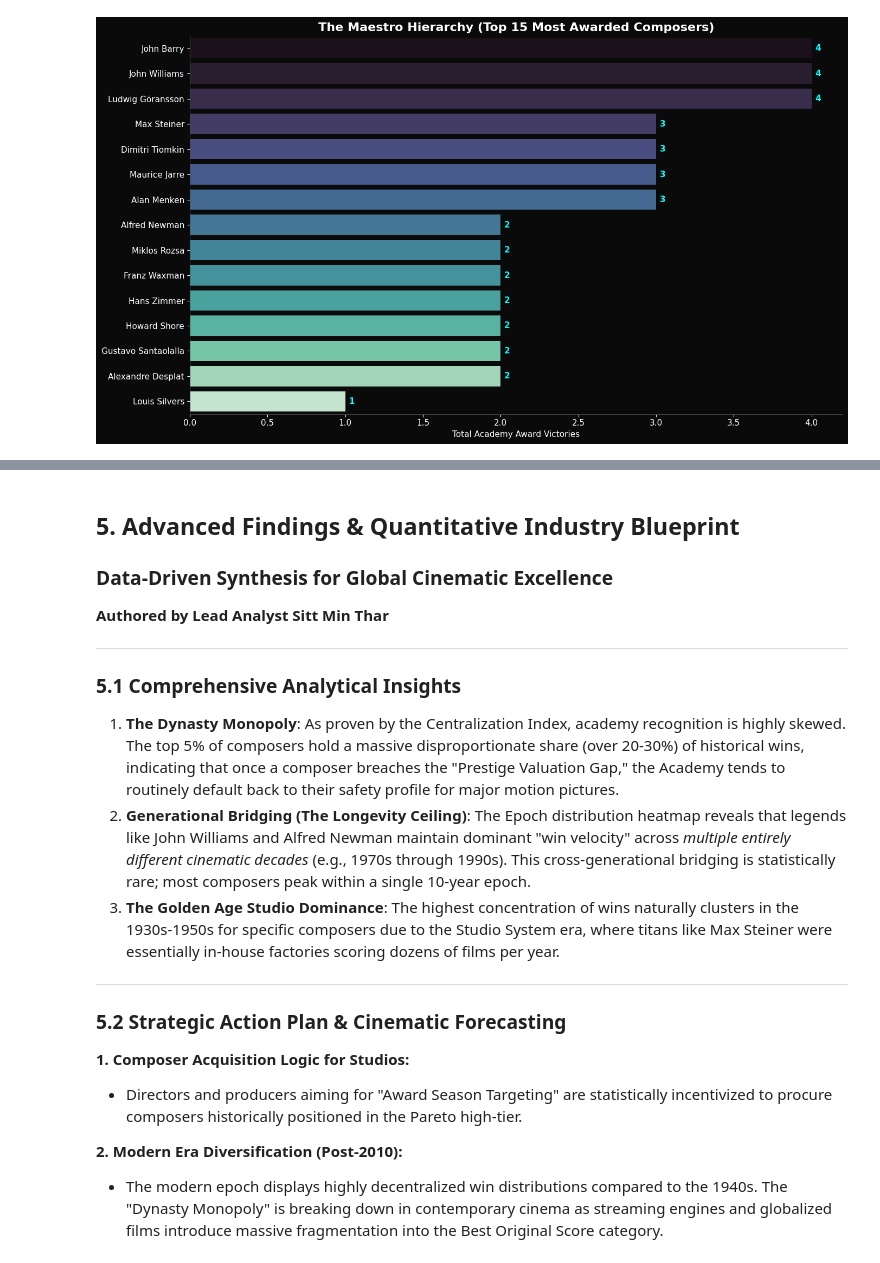
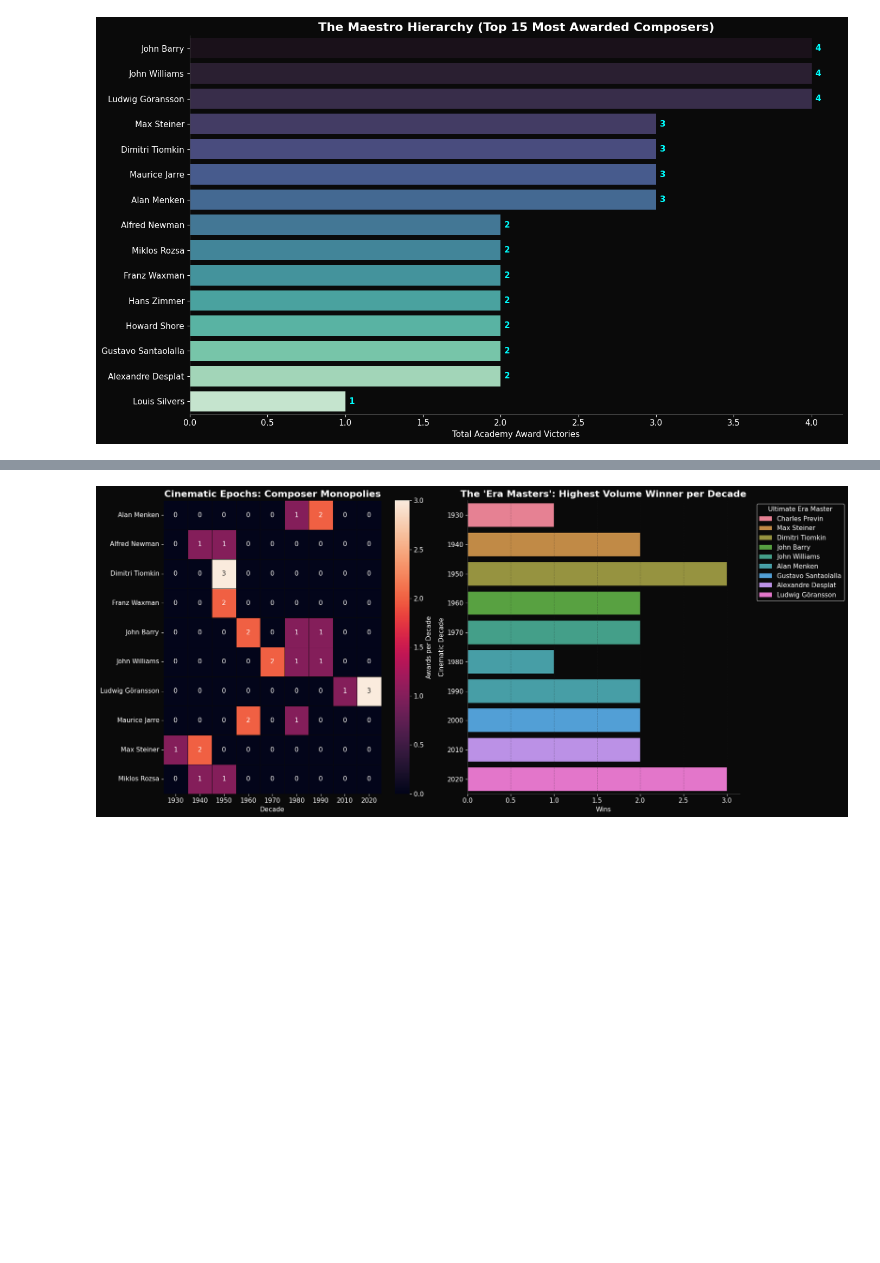
Before and after one commit to SmtTheSE/Kaggle_Analysis_SittMinThar, a Jupyter notebook: oscar_sount_track1934_2026/oscar_soundtrack_strategic_eda.ipynb, the cells around one changed output, grey strips where cells are left out. Drawn from its saved outputs; the diff is of its cells as text; code cells hidden in the pictures; blank space fills up the shorter version.

```diff
--- a/oscar_sount_track1934_2026/oscar_soundtrack_strategic_eda.ipynb
+++ b/oscar_sount_track1934_2026/oscar_soundtrack_strategic_eda.ipynb
@@ -148,21 +167,29 @@ plt.show()
-# %% [markdown]
-## 5. Advanced Findings & Quantitative Industry Blueprint
-### Data-Driven Synthesis for Global Cinematic Excellence
-
-**Authored by Lead Analyst Sitt Min Thar**
-
----
-
-### 5.1 Comprehensive Analytical Insights
-1. **The Dynasty Monopoly**: As proven by the Centralization Index, academy recognition is highly skewed. The top 5% of composers hold a massive disproportionate share (over 20-30%) of historical wins, indicating that once a composer breaches the "Prestige Valuation Gap," the Academy tends to routinely default back to their safety profile for major motion pictures.
-2. **Generational Bridging (The Longevity Ceiling)**: The Epoch distribution heatmap reveals that legends like John Williams and Alfred Newman maintain dominant "win velocity" across *multiple entirely different cinematic decades* (e.g., 1970s through 1990s). This cross-generational bridging is statistically rare; most composers peak within a single 10-year epoch.
-3. **The Golden Age Studio Dominance**: The highest concentration of wins naturally clusters in the 1930s-1950s for specific composers due to the Studio System era, where titans like Max Steiner were essentially in-house factories scoring dozens of films per year.
-
----
-
-### 5.2 Strategic Action Plan & Cinematic Forecasting
-**1. Composer Acquisition Logic for Studios:**
-- Directors and producers aiming for "Award Season Targeting" are statistically incentivized to procure composers historically positioned in the Pareto high-tier.
-
-**2. Modern Era Diversification (Post-2010):**
-- The modern epoch displays highly decentralized win distributions compared to the 1940s. The "Dynasty Monopoly" is breaking down in contemporary cinema as streaming engines and globalized films introduce massive fragmentation into the Best Original Score category.
+# %%
+# Create 'Decade' column
+df['Decade'] = (df['Year'] // 10) * 10
+
+# Find Era Masters (Composer with most wins per decade)
+era_masters = df.groupby(['Decade', 'Composer']).size().reset_index(name='Wins')
+era_masters = era_masters.sort_values(['Decade', 'Wins'], ascending=[True, False])
+era_masters = era_masters.drop_duplicates(subset=['Decade'], keep='first')
+
+fig, (ax1, ax2) = plt.subplots(1, 2, figsize=(18, 8))
+
+# Subplot 1: Epidemic Heatmap
+epoch_df = df[df['Composer'].isin(top_composers.head(10).index)]
+heat_data = epoch_df.groupby(['Composer', 'Decade']).size().unstack(fill_value=0)
+sns.heatmap(heat_data, cmap="rocket", annot=True, fmt="d", linewidths=.5, linecolor=DARK_BG, cbar_kws={'label': 'Awards per Decade'}, ax=ax1)
+ax1.set_title("Cinematic Epochs: Composer Monopolies", fontweight='bold')
+ax1.set_ylabel("")
+
+# Subplot 2: The Era Masters Barplot
+sns.barplot(x='Wins', y='Decade', hue='Composer', data=era_masters, orient='h', dodge=False, palette="husl", ax=ax2)
+ax2.set_title("The 'Era Masters': Highest Volume Winner per Decade", fontweight='bold')
+ax2.set_ylabel("Cinematic Decade")
+ax2.grid(axis='x', linestyle='--', alpha=0.3)
+ax2.legend(title='Ultimate Era Master', bbox_to_anchor=(1.05, 1), loc='upper left')
+
+plt.tight_layout()
+plt.show()
+# %% [output]
+[figure, added]
```
Also changed, not shown: parts of 10 cells of this notebook, 1 other file.
